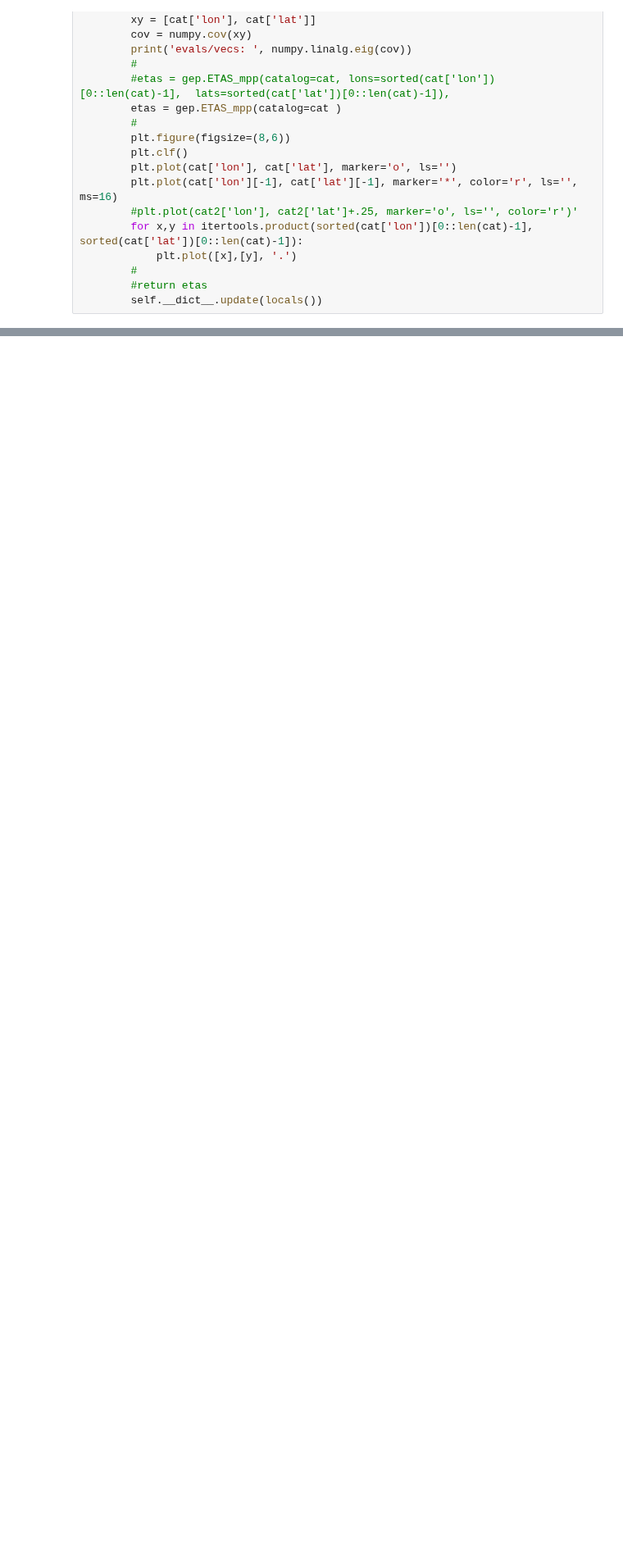
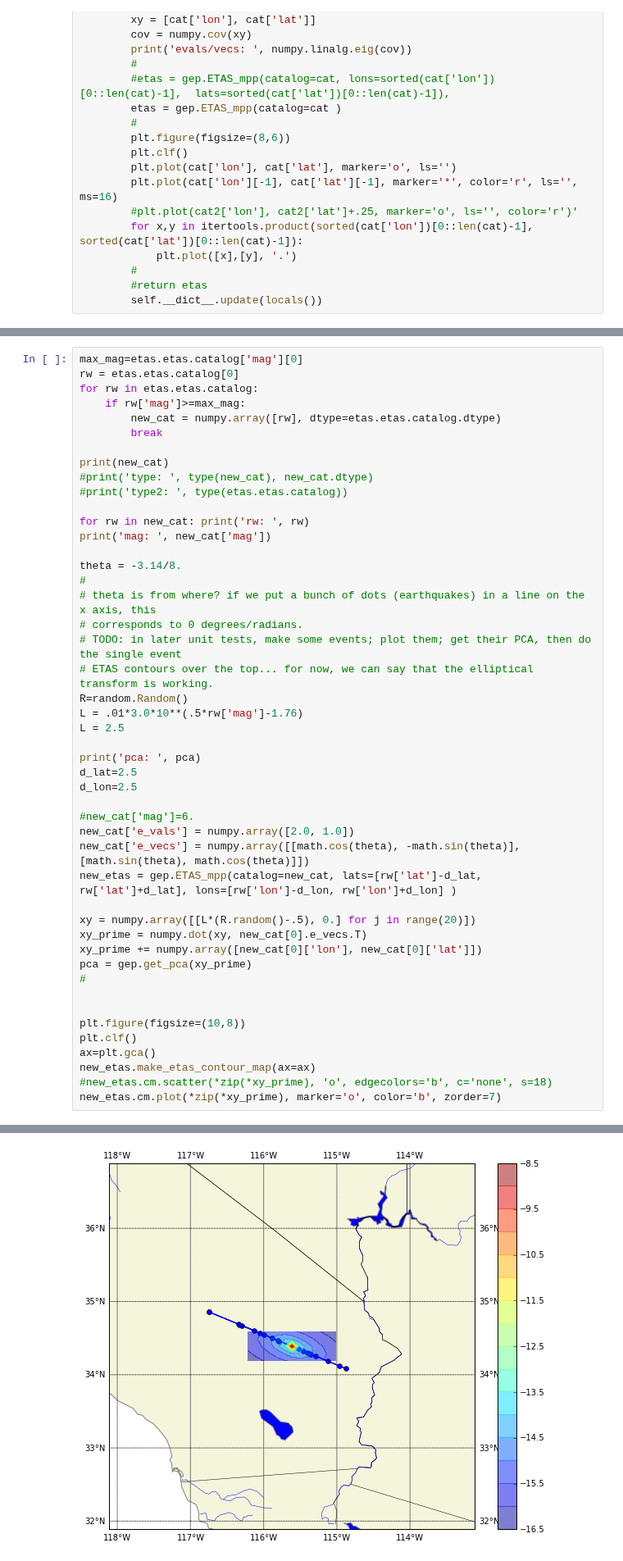
Before and after one commit to markyoder/globalETAS, a Jupyter notebook: globalETAS_unit_tests.ipynb, the cells around one changed output, grey strips where cells are left out. Shown at 82% size. Saved outputs shown, nothing was run; the diff lists cells and outputs as text; blank space fills up the shorter version.

```diff
--- a/globalETAS_unit_tests.ipynb
+++ b/globalETAS_unit_tests.ipynb
@@ -200,0 +230,48 @@ finished...
+# %%
+max_mag=etas.etas.catalog['mag'][0]
+rw = etas.etas.catalog[0]
+for rw in etas.etas.catalog:
+    if rw['mag']>=max_mag:
+        new_cat = numpy.array([rw], dtype=etas.etas.catalog.dtype)
+        break
+
+print(new_cat)
+#print('type: ', type(new_cat), new_cat.dtype)
+#print('type2: ', type(etas.etas.catalog))
+
+for rw in new_cat: print('rw: ', rw)
+print('mag: ', new_cat['mag'])
+
+theta = -3.14/8.
+#
+# theta is from where? if we put a bunch of dots (earthquakes) in a line on the x axis, this
+# corresponds to 0 degrees/radians.
+# TODO: in later unit tests, make some events; plot them; get their PCA, then do the single event
+# ETAS contours over the top... for now, we can say that the elliptical transform is working.
+R=random.Random()
+L = .01*3.0*10**(.5*rw['mag']-1.76)
+L = 2.5
+
+print('pca: ', pca)
+d_lat=2.5
+d_lon=2.5
+
+#new_cat['mag']=6.
+new_cat['e_vals'] = numpy.array([2.0, 1.0])
+new_cat['e_vecs'] = numpy.array([[math.cos(theta), -math.sin(theta)], [math.sin(theta), math.cos(theta)]])
+new_etas = gep.ETAS_mpp(catalog=new_cat, lats=[rw['lat']-d_lat, rw['lat']+d_lat], lons=[rw['lon']-d_lon, rw['lon']+d_lon] )
+
+xy = numpy.array([[L*(R.random()-.5), 0.] for j in range(20)])
+xy_prime = numpy.dot(xy, new_cat[0].e_vecs.T)
+xy_prime += numpy.array([new_cat[0]['lon'], new_cat[0]['lat']])
+pca = gep.get_pca(xy_prime)
+#
+
+
+plt.figure(figsize=(10,8))
+plt.clf()
+ax=plt.gca()
+new_etas.make_etas_contour_map(ax=ax)
+#new_etas.cm.scatter(*zip(*xy_prime), 'o', edgecolors='b', c='none', s=18)
+new_etas.cm.plot(*zip(*xy_prime), marker='o', color='b', zorder=7)
+# %% [output]
@@ -200,0 +296 @@ finished...
+[figure, added]
```
Also changed, not shown: parts of 8 cells of this notebook, 3 other files.
